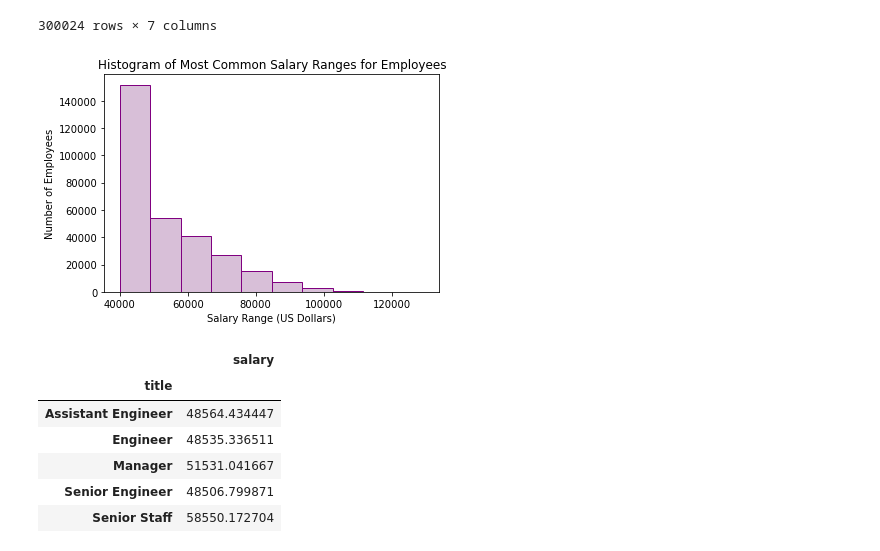
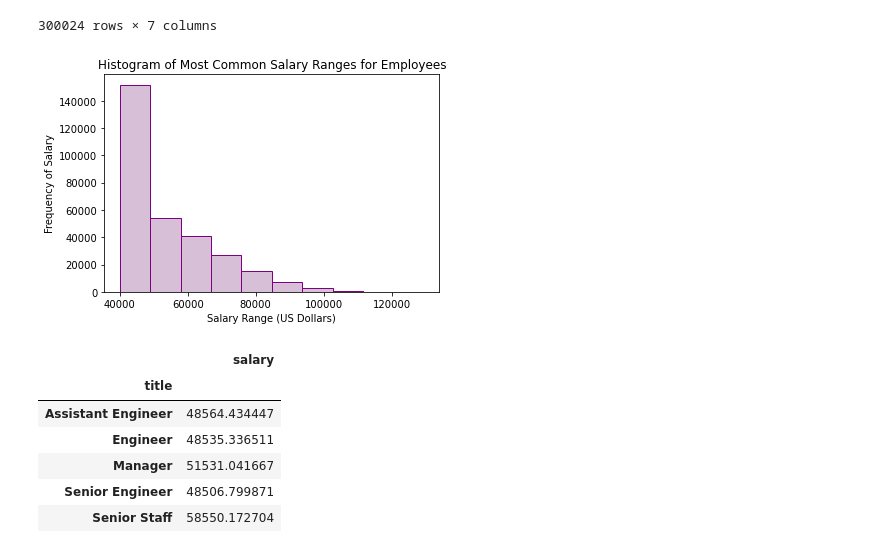
Before and after one commit to kylagelev/sql-challenge, a Jupyter notebook: EmployeeSQL/SQLAlchemy.ipynb, the cells around one changed output. Cells and saved outputs as stored; diff of their text form; code cells hidden in the pictures.

```diff
--- a/EmployeeSQL/SQLAlchemy.ipynb
+++ b/EmployeeSQL/SQLAlchemy.ipynb
@@ -59,15 +59,15 @@ employees
 # %%
 #create a histogram to visualize the most common salary ranges for employees
 emp_salary = salary['salary'].plot.hist(color = 'thistle', edgecolor= 'purple')
 emp_salary.set_xlabel('Salary Range (US Dollars)')
 emp_salary.set_title("Histogram of Most Common Salary Ranges for Employees")
-emp_salary.set_ylabel('Number of Employees')
+emp_salary.set_ylabel('Frequency of Salary')
 
 #save png
 output_data_file = 'output_data/emp_salary_range.png'
 plt.savefig(output_data_file)
 # %% [output]
-[figure, old version]
+[figure, new version]
 # %%
 #need to group by title/title_id to do average salary per each title
 merge_emp_no = pd.merge(salary, employees, on = 'emp_no')
```
Also changed, not shown: parts of 1 cell of this notebook, 1 other file.
